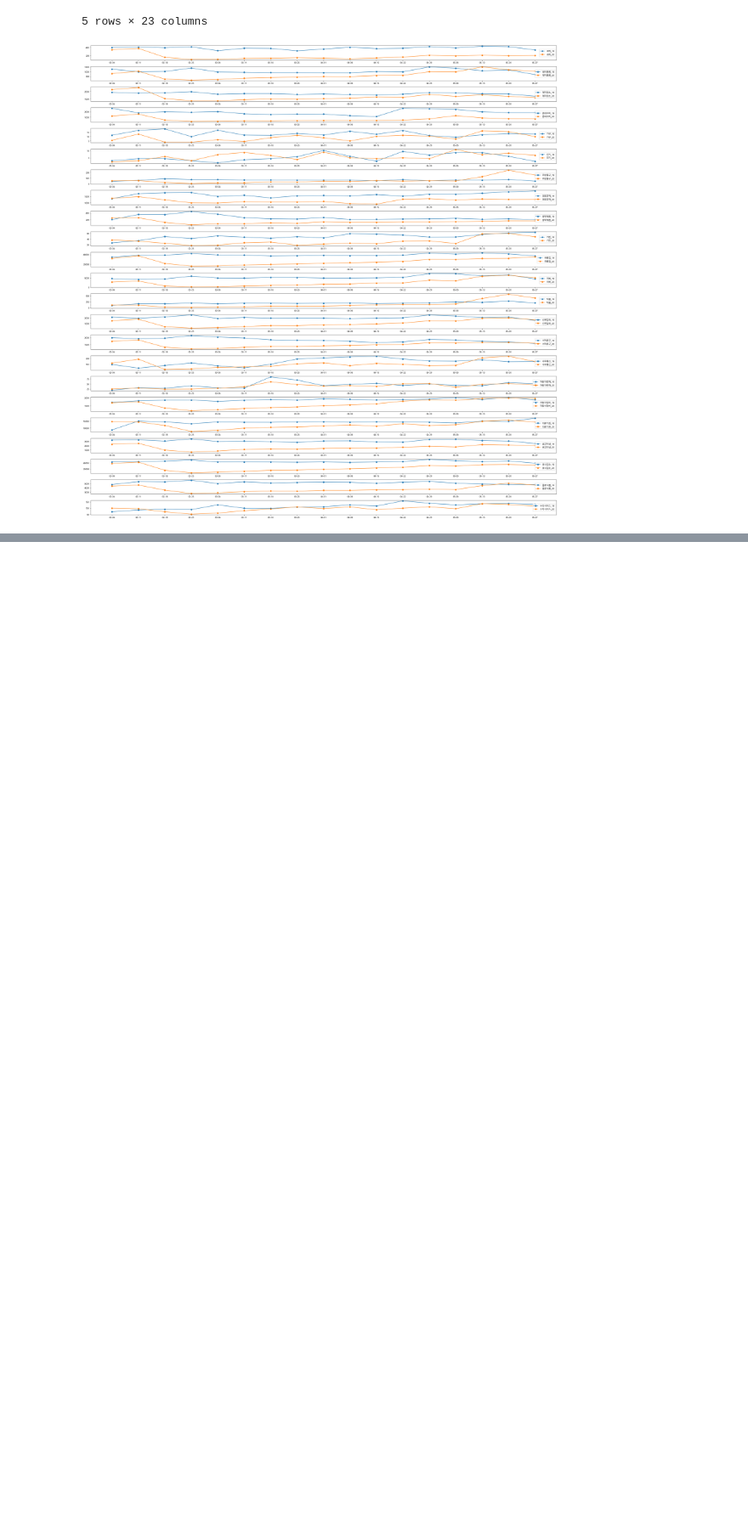
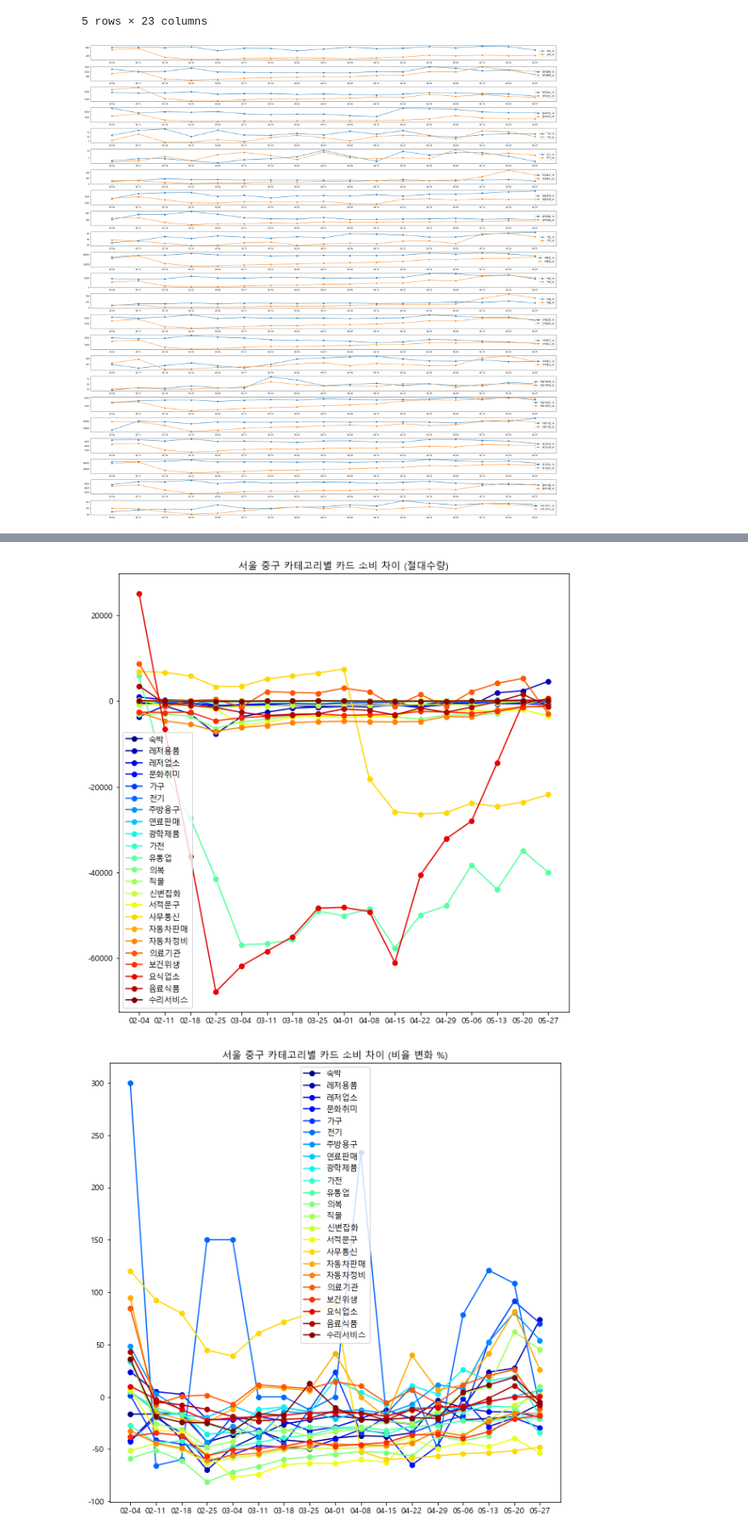
Before and after one commit to ineed-coffee/multicampus-AI-engineering, a Jupyter notebook: AI 학습을 위한 데이터 수집 및 저장/bigcon_card.ipynb, the cells around one changed output, grey strips where cells are left out. Shown at 85% size. Saved outputs shown, nothing was run; the diff lists cells and outputs as text; code cells hidden in the pictures; blank space fills up the shorter version.

```diff
--- a/AI 학습을 위한 데이터 수집 및 저장/bigcon_card.ipynb
+++ b/AI 학습을 위한 데이터 수집 및 저장/bigcon_card.ipynb
@@ -82,0 +192,54 @@ plt.tight_layout()
+# %%
+import pandas as pd
+import numpy as np
+import matplotlib.pyplot as plt
+
+file_name = 'seoul_joongu.txt'
+file_path = 'C:/Users/i/Desktop/'
+s_joongu_df = pd.read_csv(file_path+file_name,sep=' ')
+s_joongu_df.drop('GU_CD',axis=1,inplace=True)
+s_joongu_df.columns = ['날짜','업종코드','수량']
+
+s_joongu_piv = s_joongu_df.pivot_table('수량',columns='업종코드',index='날짜',fill_value=0)
+s_joongu_19 = s_joongu_piv.iloc[:120].copy()
+s_joongu_20 = s_joongu_piv.iloc[120:].copy()
+s_joongu_19_week = s_joongu_19.iloc[3::7].copy()
+s_joongu_20_week = s_joongu_20.iloc[3::7].copy()
+
+for i in range(len(s_joongu_19_week)):
+    for j in range(len(s_joongu_19_week.columns)):
+        key = s_joongu_19_week.columns[j]
+        s_joongu_19_week[key].iloc[i]=s_joongu_19[key].iloc[i*7+3:i*7+10].copy().mean()
+        s_joongu_20_week[key].iloc[i]=s_joongu_20[key].iloc[i*7+3:i*7+10].copy().mean()
+
+s_joongu_19_week.index = map(lambda x : x[5:],s_joongu_19_week.index)
+s_joongu_20_week.index = s_joongu_19_week.index
+
+
+colors = plt.cm.jet(np.linspace(0,1,len(s_joongu_19_week.columns)))
+
+s_joongu_diff = (s_joongu_20_week-s_joongu_19_week).copy()
+plt.figure(figsize=(10,10))
+plt.rc('font', family='Malgun Gothic')
+matplotlib.rcParams['axes.unicode_minus'] = False
+for i in range(len(s_joongu_diff.columns)):
+    col= s_joongu_diff.columns[i]
+    plt.plot(s_joongu_diff[col],marker='o',color=colors[i])
+plt.title('서울 중구 카테고리별 카드 소비 차이 (절대수량)')
+plt.legend(names)
+plt.savefig('신한카드_서울_중구_증감_절대.png',dpi=300,edgecolor='black')
+
+
+s_joongu_diff = (s_joongu_diff/s_joongu_19_week)*100
+plt.figure(figsize=(10,10))
+plt.rc('font', family='Malgun Gothic')
+matplotlib.rcParams['axes.unicode_minus'] = False
+for i in range(len(s_joongu_diff.columns)):
+    col= s_joongu_diff.columns[i]
+    plt.plot(s_joongu_diff[col],marker='o',color=colors[i])
+plt.title('서울 중구 카테고리별 카드 소비 차이 (비율 변화 %)')
+plt.legend(names)
+plt.savefig('신한카드_서울_중구_증감_상대.png',dpi=300,edgecolor='black')
+# %% [output]
+[figure, added]
+[figure, added]
```
Also changed, not shown: parts of 7 cells of this notebook, 3 other files.
